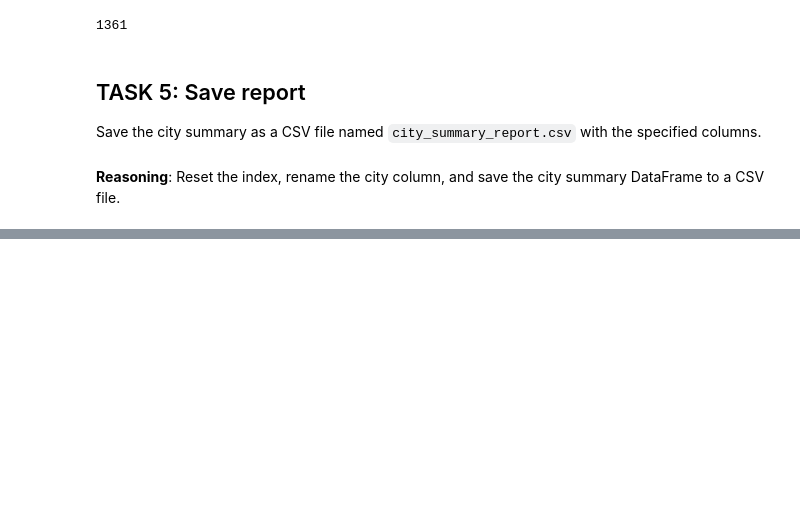
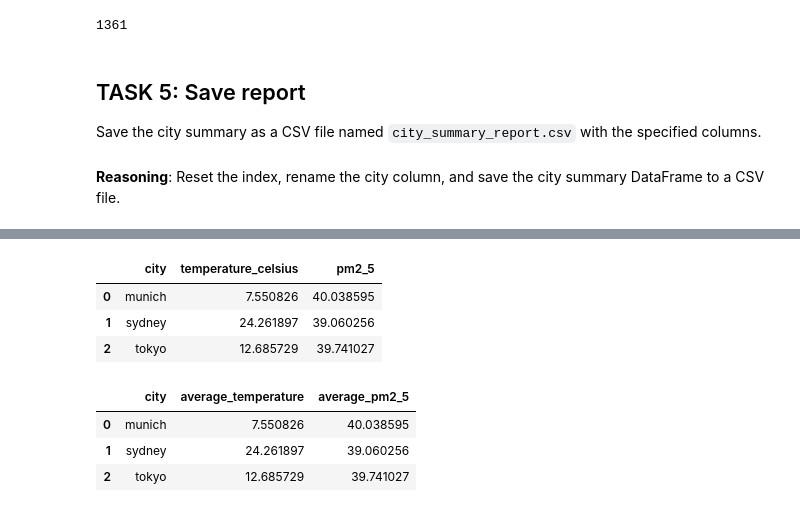
Before and after one commit to Likhith-Coforge/PY_FA_2025_Likhith, a Jupyter notebook: Python Assessment.zip_extracted_zip/Template_of_Final_Assessment.ipynb, the cells around one changed output, grey strips where cells are left out. Cells and saved outputs as stored; diff of their text form; code cells hidden in the pictures; blank space fills up the shorter version.

Commit message:
Task-5 Completed

```diff
--- a/Python Assessment.zip_extracted_zip/Template_of_Final_Assessment.ipynb
+++ b/Python Assessment.zip_extracted_zip/Template_of_Final_Assessment.ipynb
@@ -361,0 +369,9 @@ Reset the index, rename the city column, and save the city summary DataFrame to
+# %%
+resulting_data_frame_task4 = resulting_data_frame_task4.reset_index()
+# %%
+resulting_data_frame_task4
+# %% [output]
+|  | city | temperature_celsius | pm2_5 |
+| 0 | munich | 7.550826 | 40.038595 |
+| 1 | sydney | 24.261897 | 39.060256 |
+| 2 | tokyo | 12.685729 | 39.741027 |
@@ -361,0 +380,7 @@ Reset the index, rename the city column, and save the city summary DataFrame to
+# %%
+resulting_data_frame_task4
+# %% [output]
+|  | city | average_temperature | average_pm2_5 |
+| 0 | munich | 7.550826 | 40.038595 |
+| 1 | sydney | 24.261897 | 39.060256 |
+| 2 | tokyo | 12.685729 | 39.741027 |
```
Also changed, not shown: parts of 3 cells of this notebook, 1 other file.
